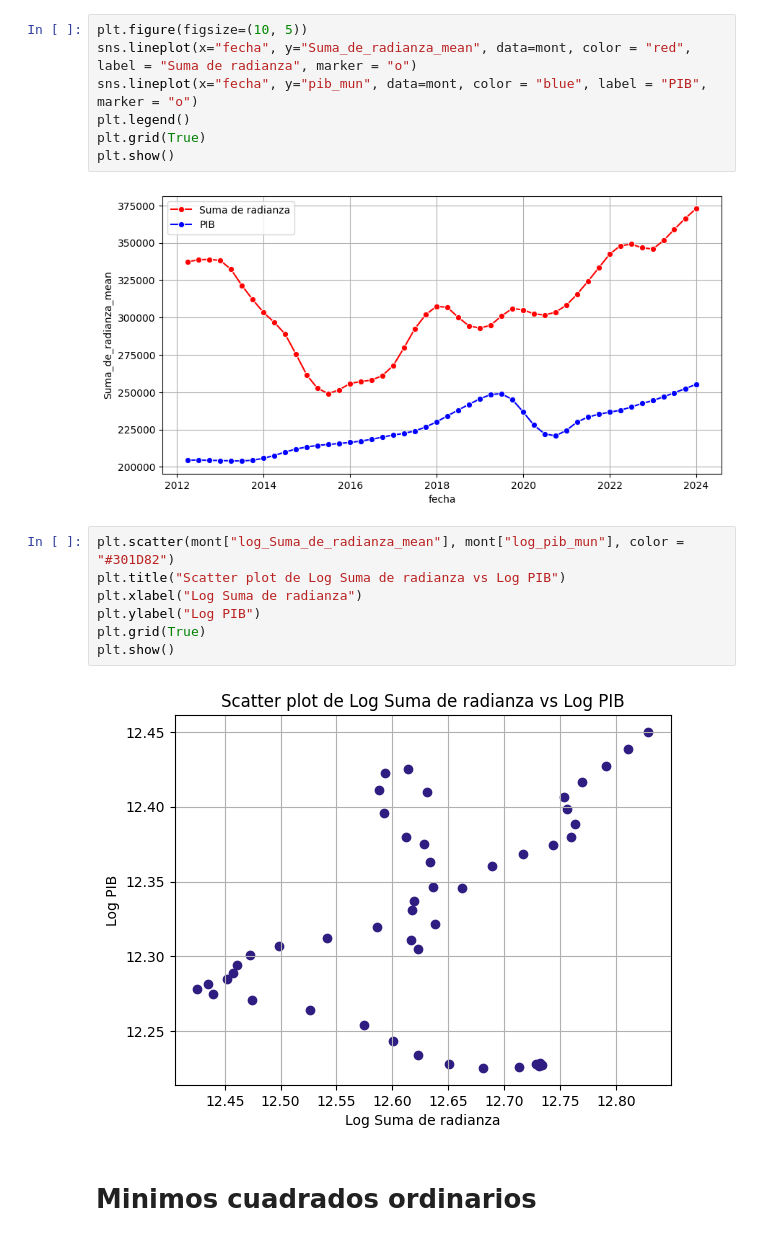
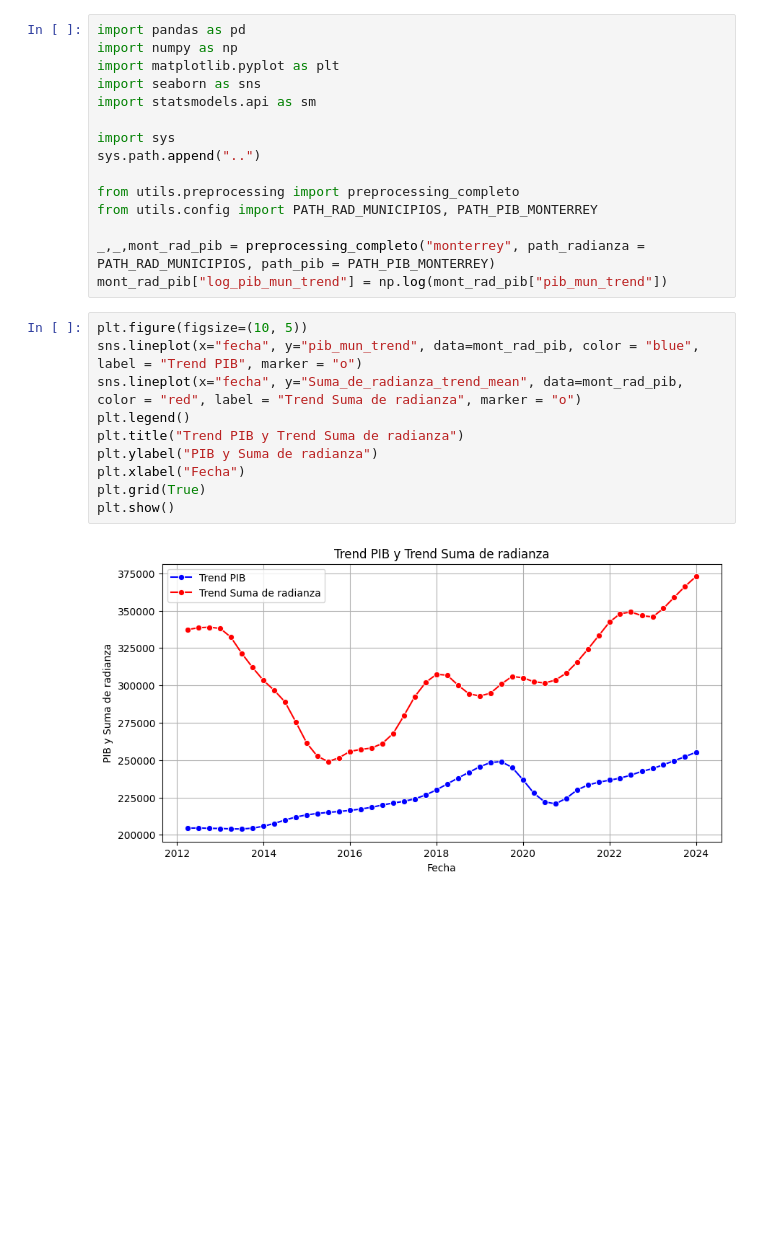
Before and after one commit to jmlopezfabian/Analisis-Imagenes-Satelitales-VNP46A1-, a Jupyter notebook: notebooks/Models_Monterrey.ipynb, the cells around one changed output. Drawn from its saved outputs; the diff is of its cells as text; blank space fills up the shorter version.

```diff
--- a/notebooks/Models_Monterrey.ipynb
+++ b/notebooks/Models_Monterrey.ipynb
@@ -21,20 +1,27 @@ mont.head()
+# %%
+import pandas as pd
+import numpy as np
+import matplotlib.pyplot as plt
+import seaborn as sns
+import statsmodels.api as sm
+
+import sys
+sys.path.append("..")
+
+from utils.preprocessing import preprocessing_completo
+from utils.config import PATH_RAD_MUNICIPIOS, PATH_PIB_MONTERREY
+
+_,_,mont_rad_pib = preprocessing_completo("monterrey", path_radianza = PATH_RAD_MUNICIPIOS, path_pib = PATH_PIB_MONTERREY)
+mont_rad_pib["log_pib_mun_trend"] = np.log(mont_rad_pib["pib_mun_trend"])
 # %%
 plt.figure(figsize=(10, 5))
-sns.lineplot(x="fecha", y="Suma_de_radianza_mean", data=mont, color = "red", label = "Suma de radianza", marker = "o")
-sns.lineplot(x="fecha", y="pib_mun", data=mont, color = "blue", label = "PIB", marker = "o")
+sns.lineplot(x="fecha", y="pib_mun_trend", data=mont_rad_pib, color = "blue", label = "Trend PIB", marker = "o")
+sns.lineplot(x="fecha", y="Suma_de_radianza_trend_mean", data=mont_rad_pib, color = "red", label = "Trend Suma de radianza", marker = "o")
 plt.legend()
+plt.title("Trend PIB y Trend Suma de radianza")
+plt.ylabel("PIB y Suma de radianza")
+plt.xlabel("Fecha")
 plt.grid(True)
 plt.show()
 # %% [output]
-[figure, old version]
+[figure, new version]
-# %%
-plt.scatter(mont["log_Suma_de_radianza_mean"], mont["log_pib_mun"], color = "#301D82")
-plt.title("Scatter plot de Log Suma de radianza vs Log PIB")
-plt.xlabel("Log Suma de radianza")
-plt.ylabel("Log PIB")
-plt.grid(True)
-plt.show()
-# %% [output]
-[figure, removed]
-# %% [markdown]
-# Minimos cuadrados ordinarios
```
Also changed, not shown: parts of 8 cells of this notebook, 2 other files.
